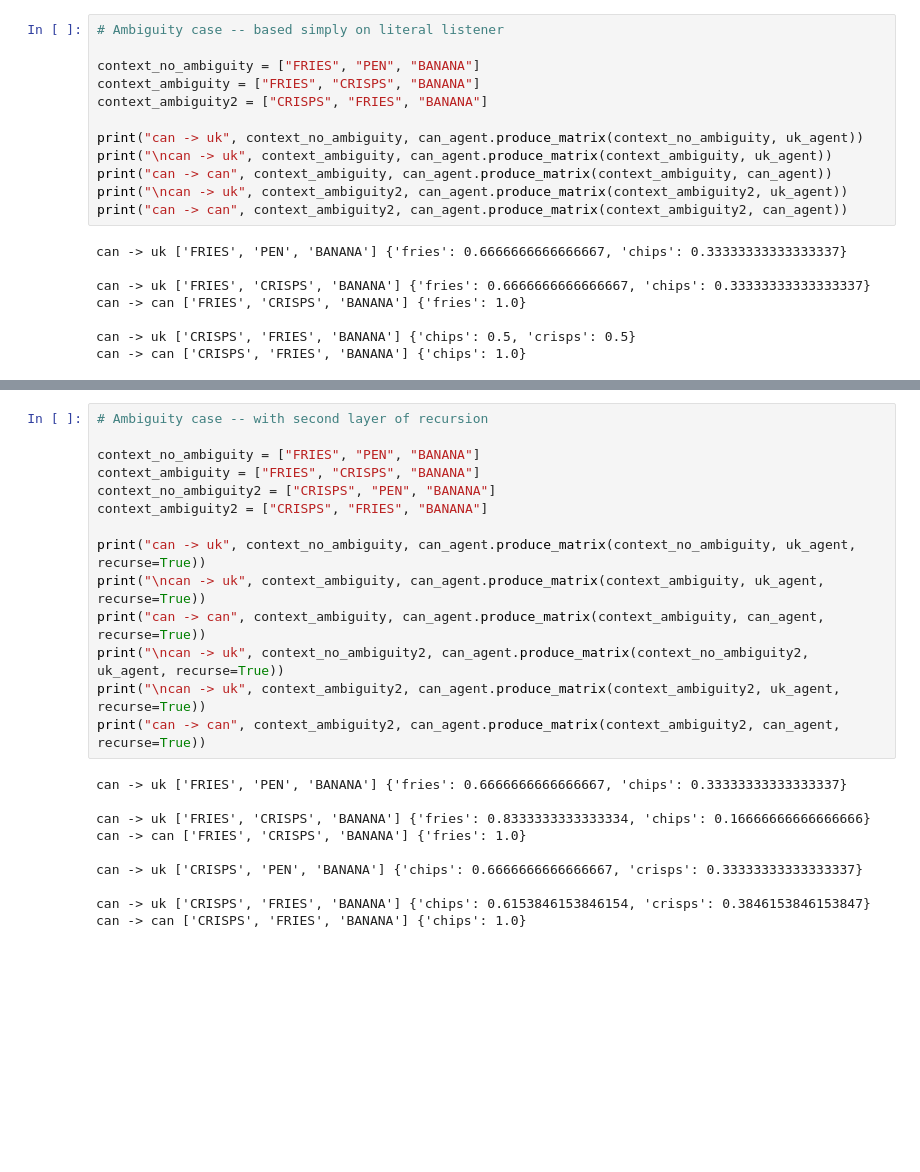
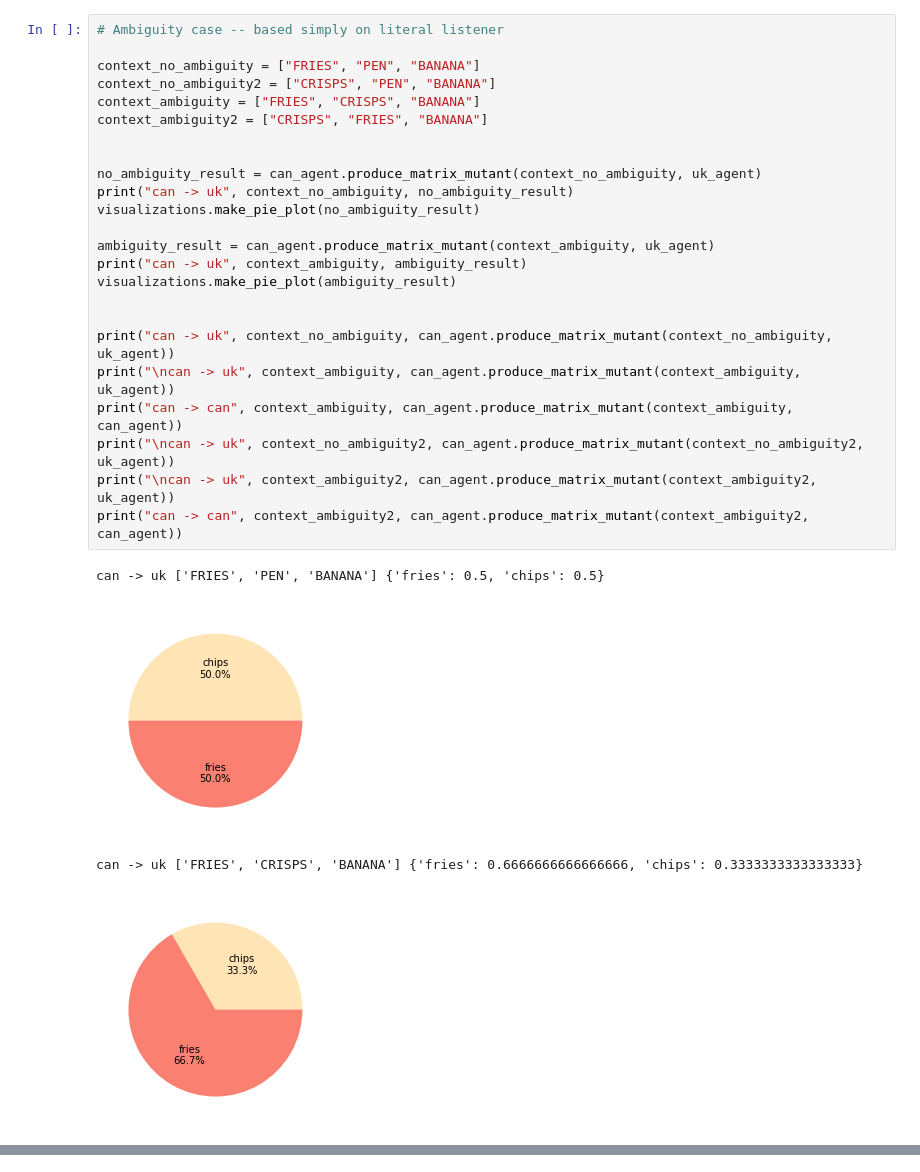
Before and after one commit to annak-k/vocabulary-mismatch-model, a Jupyter notebook: toque_experiments.ipynb, the cells around one changed output, grey strips where cells are left out. Saved outputs shown, nothing was run; the diff lists cells and outputs as text; blank space fills up the shorter version.

```diff
--- a/toque_experiments.ipynb
+++ b/toque_experiments.ipynb
@@ -50,20 +56,29 @@ can -> can ['SODAPOP', 'LAMP', 'PEN'] {'soda': 0.5, 'pop': 0.5}
 # %%
 # Ambiguity case -- based simply on literal listener
 
 context_no_ambiguity = ["FRIES", "PEN", "BANANA"]
+context_no_ambiguity2 = ["CRISPS", "PEN", "BANANA"]
 context_ambiguity = ["FRIES", "CRISPS", "BANANA"]
 context_ambiguity2 = ["CRISPS", "FRIES", "BANANA"]
 
-print("can -> uk", context_no_ambiguity, can_agent.produce_matrix(context_no_ambiguity, uk_agent))
-print("\ncan -> uk", context_ambiguity, can_agent.produce_matrix(context_ambiguity, uk_agent))
-print("can -> can", context_ambiguity, can_agent.produce_matrix(context_ambiguity, can_agent))
-print("\ncan -> uk", context_ambiguity2, can_agent.produce_matrix(context_ambiguity2, uk_agent))
-print("can -> can", context_ambiguity2, can_agent.produce_matrix(context_ambiguity2, can_agent))
+
+no_ambiguity_result = can_agent.produce_matrix_mutant(context_no_ambiguity, uk_agent)
+print("can -> uk", context_no_ambiguity, no_ambiguity_result)
+visualizations.make_pie_plot(no_ambiguity_result)
+
+ambiguity_result = can_agent.produce_matrix_mutant(context_ambiguity, uk_agent)
+print("can -> uk", context_ambiguity, ambiguity_result)
+visualizations.make_pie_plot(ambiguity_result)
+
+
+print("can -> uk", context_no_ambiguity, can_agent.produce_matrix_mutant(context_no_ambiguity, uk_agent))
+print("\ncan -> uk", context_ambiguity, can_agent.produce_matrix_mutant(context_ambiguity, uk_agent))
+print("can -> can", context_ambiguity, can_agent.produce_matrix_mutant(context_ambiguity, can_agent))
+print("\ncan -> uk", context_no_ambiguity2, can_agent.produce_matrix_mutant(context_no_ambiguity2, uk_agent))
+print("\ncan -> uk", context_ambiguity2, can_agent.produce_matrix_mutant(context_ambiguity2, uk_agent))
+print("can -> can", context_ambiguity2, can_agent.produce_matrix_mutant(context_ambiguity2, can_agent))
 # %% [output]
-can -> uk ['FRIES', 'PEN', 'BANANA'] {'fries': 0.6666666666666667, 'chips': 0.33333333333333337}
-
-can -> uk ['FRIES', 'CRISPS', 'BANANA'] {'fries': 0.6666666666666667, 'chips': 0.33333333333333337}
-can -> can ['FRIES', 'CRISPS', 'BANANA'] {'fries': 1.0}
-
-can -> uk ['CRISPS', 'FRIES', 'BANANA'] {'chips': 0.5, 'crisps': 0.5}
-can -> can ['CRISPS', 'FRIES', 'BANANA'] {'chips': 1.0}
+can -> uk ['FRIES', 'PEN', 'BANANA'] {'fries': 0.5, 'chips': 0.5}
+[figure, added]
+can -> uk ['FRIES', 'CRISPS', 'BANANA'] {'fries': 0.6666666666666666, 'chips': 0.3333333333333333}
+[figure, added]
@@ -70,27 +94,3 @@ can -> can ['CRISPS', 'FRIES', 'BANANA'] {'chips': 1.0}
-# %%
-# Ambiguity case -- with second layer of recursion
-
-context_no_ambiguity = ["FRIES", "PEN", "BANANA"]
-context_ambiguity = ["FRIES", "CRISPS", "BANANA"]
-context_no_ambiguity2 = ["CRISPS", "PEN", "BANANA"]
-context_ambiguity2 = ["CRISPS", "FRIES", "BANANA"]
-
-print("can -> uk", context_no_ambiguity, can_agent.produce_matrix(context_no_ambiguity, uk_agent, recurse=True))
-print("\ncan -> uk", context_ambiguity, can_agent.produce_matrix(context_ambiguity, uk_agent, recurse=True))
-print("can -> can", context_ambiguity, can_agent.produce_matrix(context_ambiguity, can_agent, recurse=True))
-print("\ncan -> uk", context_no_ambiguity2, can_agent.produce_matrix(context_no_ambiguity2, uk_agent, recurse=True))
-print("\ncan -> uk", context_ambiguity2, can_agent.produce_matrix(context_ambiguity2, uk_agent, recurse=True))
-print("can -> can", context_ambiguity2, can_agent.produce_matrix(context_ambiguity2, can_agent, recurse=True))
-# %% [output]
-can -> uk ['FRIES', 'PEN', 'BANANA'] {'fries': 0.6666666666666667, 'chips': 0.33333333333333337}
-
-can -> uk ['FRIES', 'CRISPS', 'BANANA'] {'fries': 0.8333333333333334, 'chips': 0.16666666666666666}
-can -> can ['FRIES', 'CRISPS', 'BANANA'] {'fries': 1.0}
-
-can -> uk ['CRISPS', 'PEN', 'BANANA'] {'chips': 0.6666666666666667, 'crisps': 0.33333333333333337}
-
-can -> uk ['CRISPS', 'FRIES', 'BANANA'] {'chips': 0.6153846153846154, 'crisps': 0.3846153846153847}
-can -> can ['CRISPS', 'FRIES', 'BANANA'] {'chips': 1.0}
 # %%
 # Variety-specific lexical gaps
 
```
Also changed, not shown: parts of 8 cells of this notebook, 5 other files.
